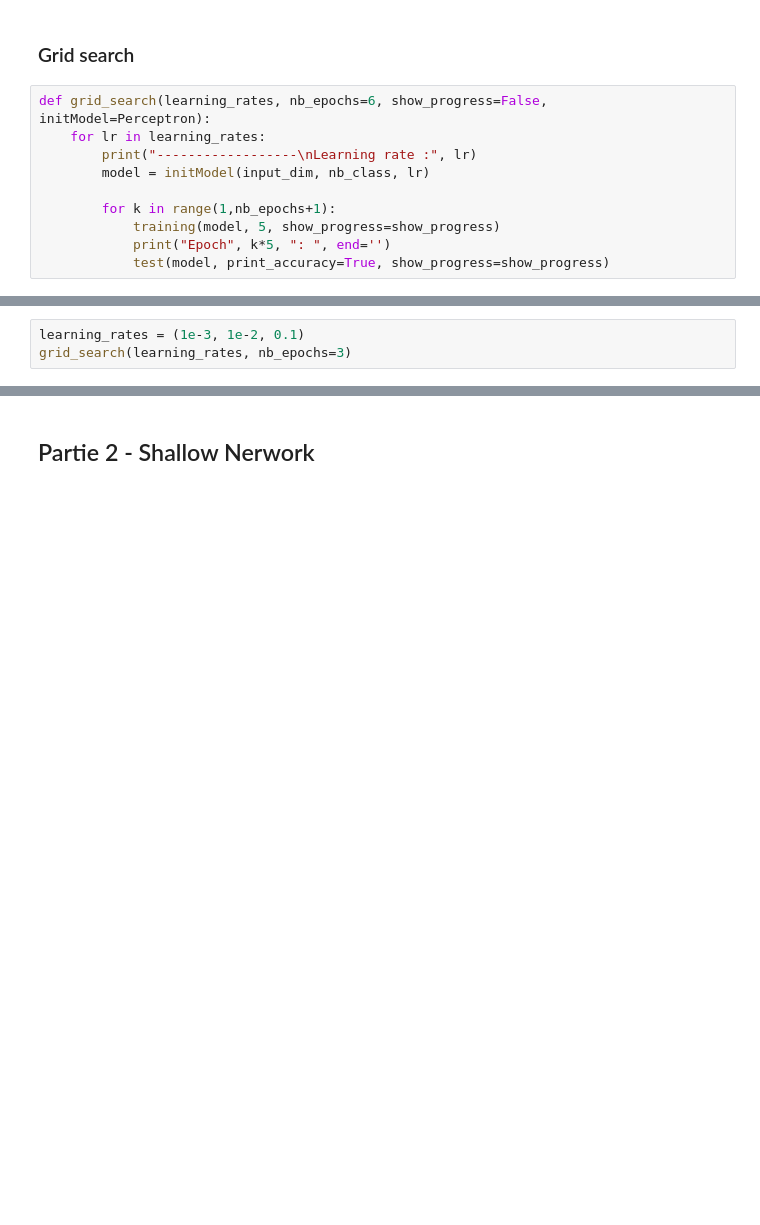
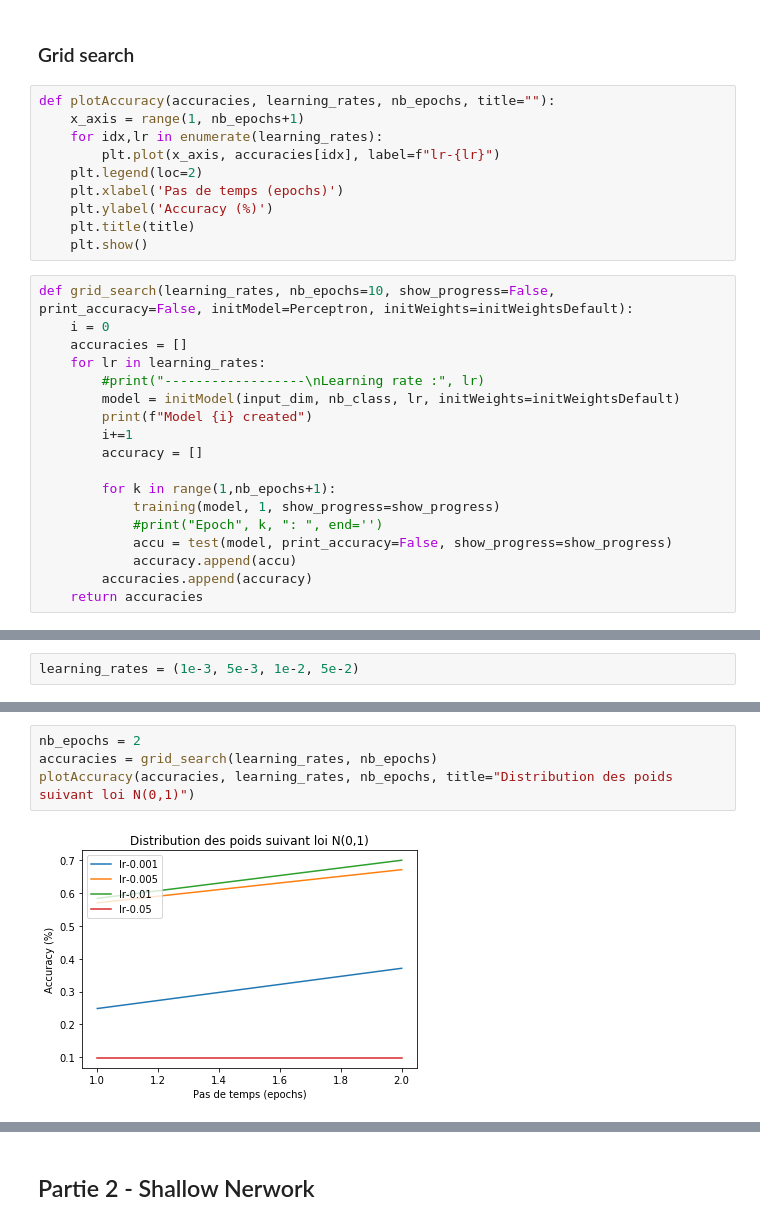
Before and after one commit to pierreelliott/Bio-inspired_Intelligence, a Jupyter notebook: TP1.ipynb, the cells around one changed output, grey strips where cells are left out. Saved outputs shown, nothing was run; the diff lists cells and outputs as text; blank space fills up the shorter version.

Commit message:
Erreur sur grid_search du MLP
Je comprends pas pourquoi

```diff
--- a/TP1.ipynb
+++ b/TP1.ipynb
@@ -146,13 +149,31 @@ Accuracy:  0.7052857142857143
 0.7052857142857143
 # %% [markdown]
 ### Grid search
+# %%
+def plotAccuracy(accuracies, learning_rates, nb_epochs, title=""):
+    x_axis = range(1, nb_epochs+1)
+    for idx,lr in enumerate(learning_rates):
+        plt.plot(x_axis, accuracies[idx], label=f"lr-{lr}")
+    plt.legend(loc=2)
+    plt.xlabel('Pas de temps (epochs)')
+    plt.ylabel('Accuracy (%)')
+    plt.title(title)
+    plt.show()
 # %%
-def grid_search(learning_rates, nb_epochs=6, show_progress=False, initModel=Perceptron):
+def grid_search(learning_rates, nb_epochs=10, show_progress=False, print_accuracy=False, initModel=Perceptron, initWeights=initWeightsDefault):
+    i = 0
+    accuracies = []
     for lr in learning_rates:
-        print("------------------\nLearning rate :", lr)
-        model = initModel(input_dim, nb_class, lr)
+        #print("------------------\nLearning rate :", lr)
+        model = initModel(input_dim, nb_class, lr, initWeights=initWeightsDefault)
+        print(f"Model {i} created")
+        i+=1
+        accuracy = []
 
         for k in range(1,nb_epochs+1):
-            training(model, 5, show_progress=show_progress)
-            print("Epoch", k*5, ": ", end='')
-            test(model, print_accuracy=True, show_progress=show_progress)
+            training(model, 1, show_progress=show_progress)
+            #print("Epoch", k, ": ", end='')
+            accu = test(model, print_accuracy=False, show_progress=show_progress)
+            accuracy.append(accu)
+        accuracies.append(accuracy)
+    return accuracies
@@ -159,3 +188,2 @@ def grid_search(learning_rates, nb_epochs=6, show_progress=False, initModel=Perc
 # %%
-learning_rates = (1e-3, 1e-2, 0.1)
-grid_search(learning_rates, nb_epochs=3)
+learning_rates = (1e-3, 5e-3, 1e-2, 5e-2)
@@ -174,0 +190,6 @@ Epoch 10 : Accuracy:  0.09785714285714285
+# %%
+nb_epochs = 2
+accuracies = grid_search(learning_rates, nb_epochs)
+plotAccuracy(accuracies, learning_rates, nb_epochs, title="Distribution des poids suivant loi N(0,1)")
+# %% [output]
+[figure, added]
```
Also changed, not shown: parts of 12 cells of this notebook.
